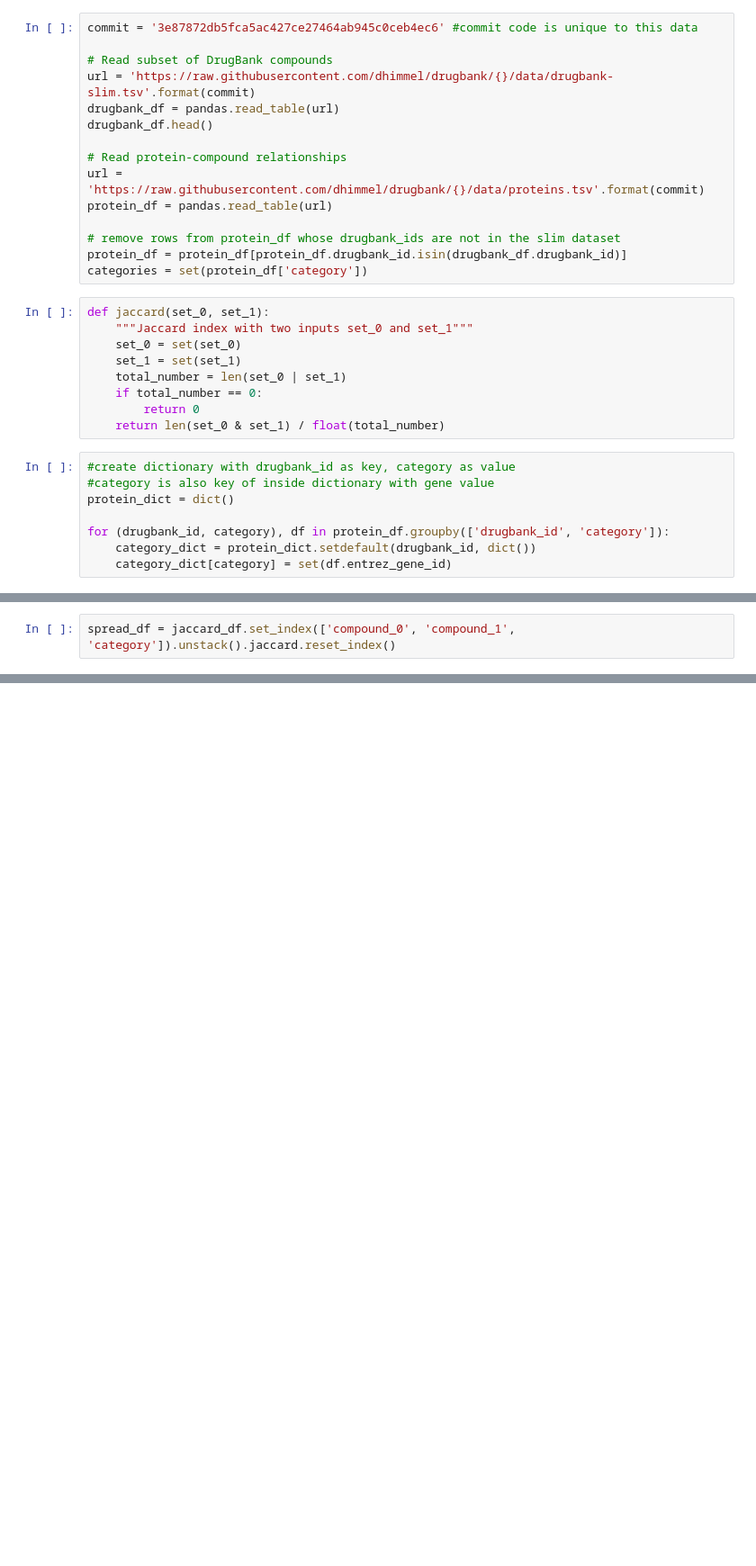
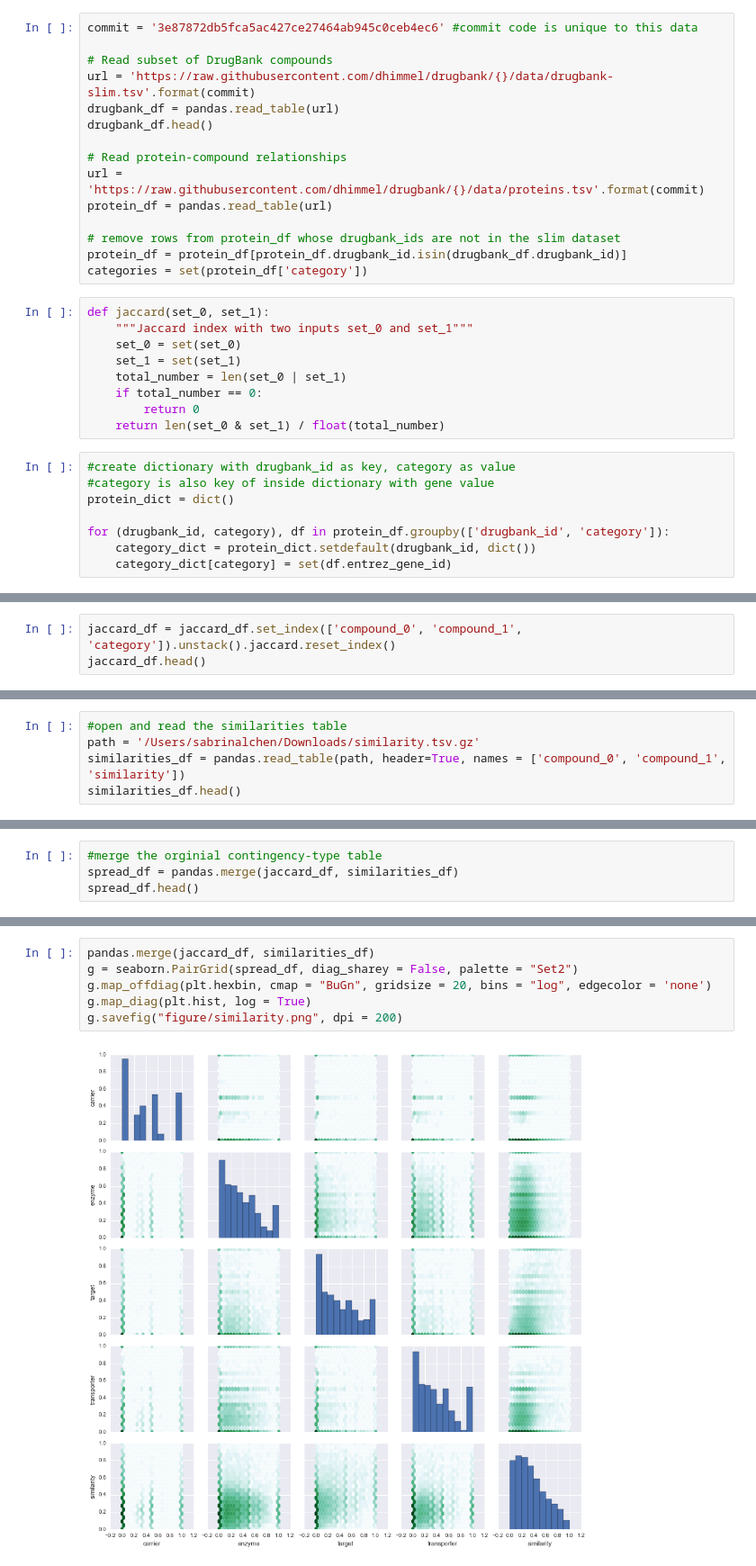
Before and after one commit to sabrinalchen/drugbank-similarity, a Jupyter notebook: similarities.ipynb, the cells around one changed output, grey strips where cells are left out. Shown at 90% size. Drawn from its saved outputs; the diff is of its cells as text; blank space fills up the shorter version.

```diff
--- a/similarities.ipynb
+++ b/similarities.ipynb
@@ -57,2 +65,3 @@ jaccard_df = pandas.DataFrame(rows, columns=['compound_0', 'compound_1', 'catego
 # %%
-spread_df = jaccard_df.set_index(['compound_0', 'compound_1', 'category']).unstack().jaccard.reset_index()
+jaccard_df = jaccard_df.set_index(['compound_0', 'compound_1', 'category']).unstack().jaccard.reset_index()
+jaccard_df.head()
@@ -76,0 +75,5 @@ short_spread_binary_df=spread_binary_df[list(categories)] #extract only category
+# %%
+#open and read the similarities table
+path = '/Users/sabrinalchen/Downloads/similarity.tsv.gz'
+similarities_df = pandas.read_table(path, header=True, names = ['compound_0', 'compound_1', 'similarity'])
+similarities_df.head()
@@ -76,0 +87,4 @@ short_spread_binary_df=spread_binary_df[list(categories)] #extract only category
+# %%
+#merge the orginial contingency-type table
+spread_df = pandas.merge(jaccard_df, similarities_df)
+spread_df.head()
@@ -76,0 +98,8 @@ short_spread_binary_df=spread_binary_df[list(categories)] #extract only category
+# %%
+pandas.merge(jaccard_df, similarities_df)
+g = seaborn.PairGrid(spread_df, diag_sharey = False, palette = "Set2")
+g.map_offdiag(plt.hexbin, cmap = "BuGn", gridsize = 20, bins = "log", edgecolor = 'none')
+g.map_diag(plt.hist, log = True)
+g.savefig("figure/similarity.png", dpi = 200)
+# %% [output]
+[figure, added]
```
Also changed, not shown: parts of 26 cells of this notebook, 5 other files.
